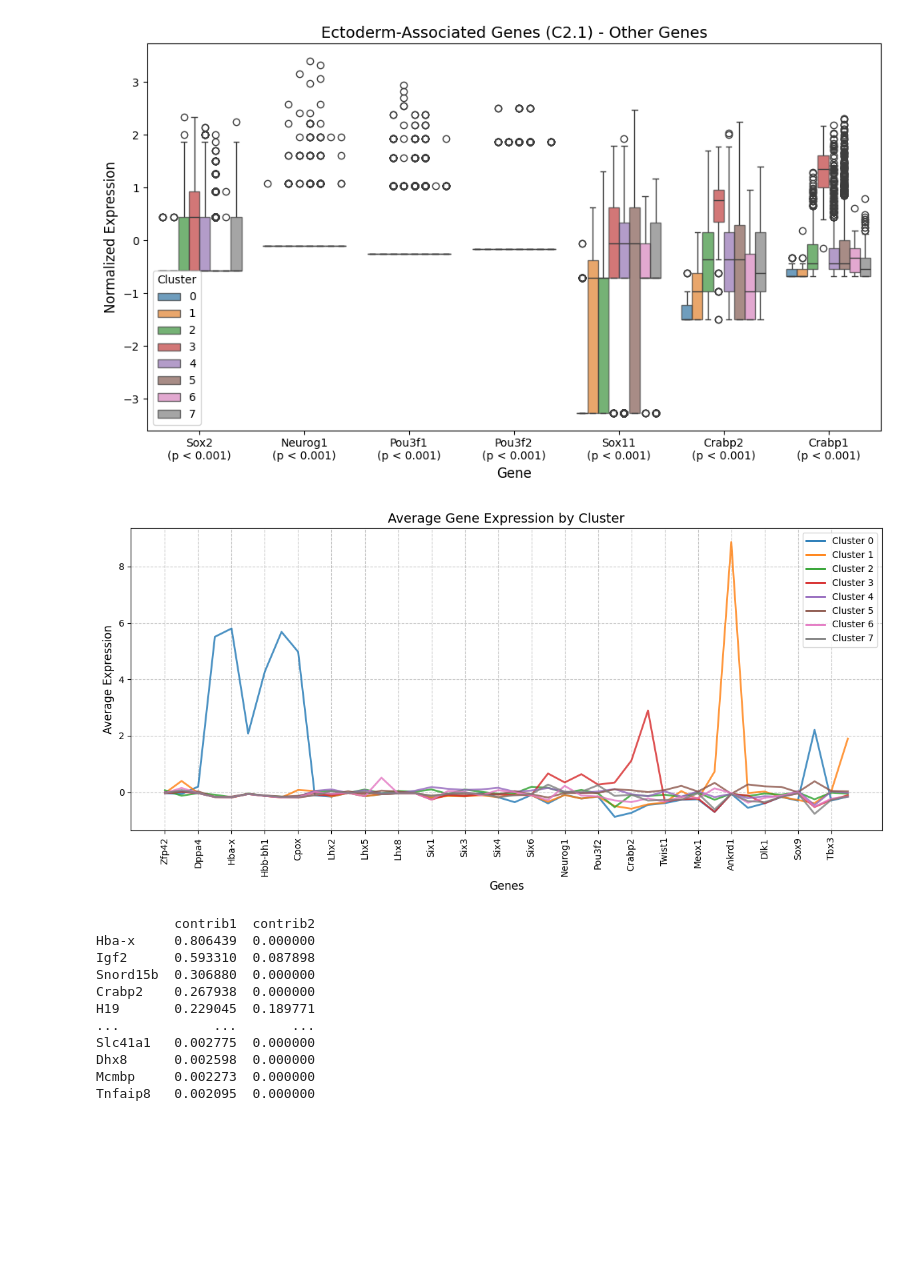
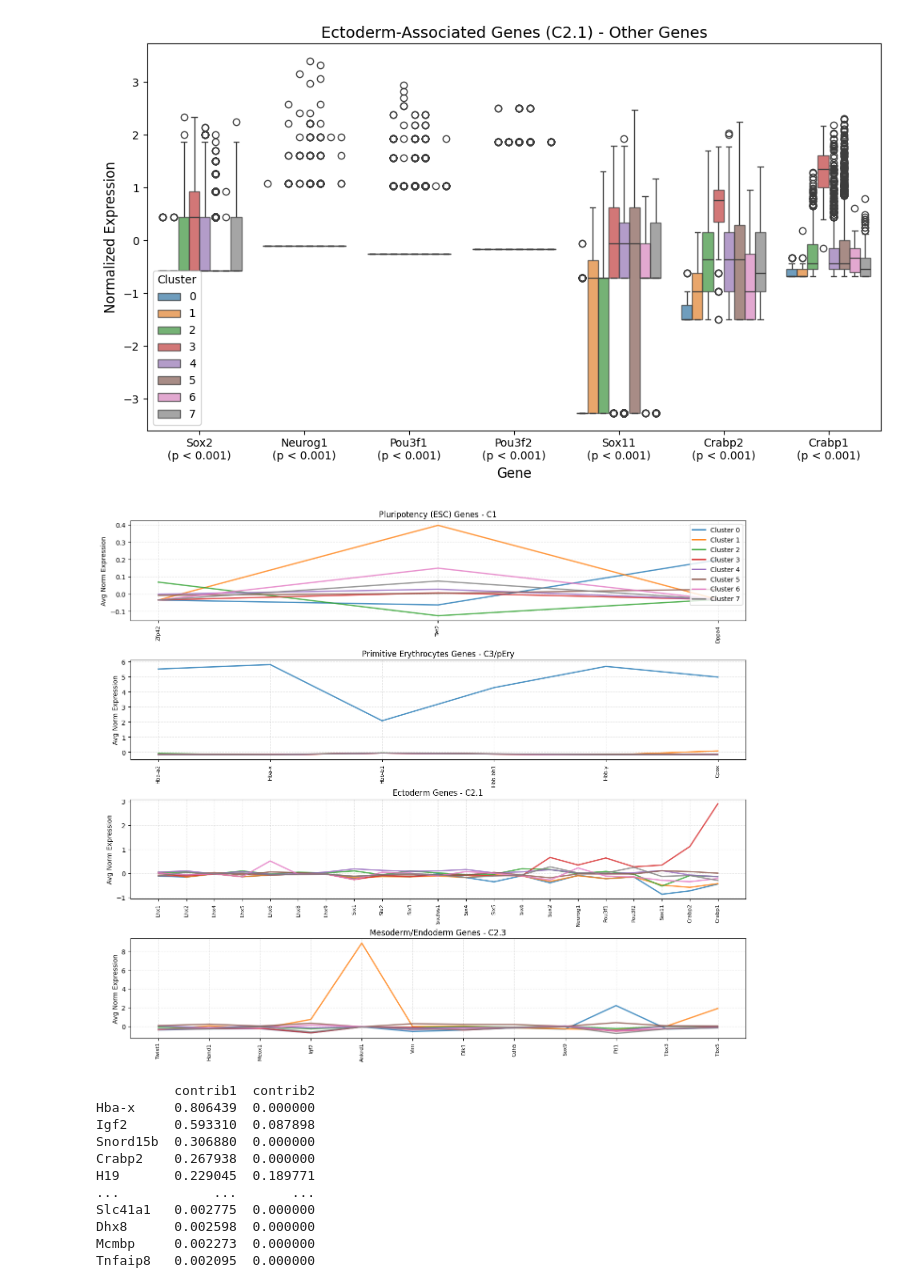
Before and after one commit to hirscheylab/umap_multiomics_integration, a Jupyter notebook: scripts/06_scHiC.ipynb, the cells around one changed output. Cells and saved outputs as stored; diff of their text form; code cells hidden in the pictures; blank space fills up the shorter version.

Commit message:
plot stacked signatures

```diff
--- a/scripts/06_scHiC.ipynb
+++ b/scripts/06_scHiC.ipynb
@@ -860,6 +863,10 @@ plot_cluster_signature(genes_to_plot=other_genes,
 # %% [output]
 [figure]
 # %%
+import pandas as pd
+
+aligned_rna_scaled = pd.read_csv("../data/scHiC/aligned_rna_scaled.csv")
+
 genes_signature = [
     # Pluripotency genes associated with ESC (C1)
     'Zfp42', 'Tet2', 'Dppa4',
@@ -873,81 +880,109 @@ genes_signature = [
     'Neurog1', 'Pou3f1', 'Pou3f2', 'Sox11', 'Crabp2', 'Crabp1',
 
     # Genes associated with mesoderm/endoderm (C2.3)
-    "Twist1", "Hand1", "Meox1", "Igf2", "Ankrd1", "Vim", "Dlk1", "Cdh5", "Sox9", "Ftl1", "Tbx3", "Tbx5"
+    'Twist1', 'Hand1', 'Meox1', 'Igf2', 'Ankrd1', 'Vim', 'Dlk1', 'Cdh5', 'Sox9', 'Ftl1', 'Tbx3', 'Tbx5'
 ]
 
 selected_df = aligned_rna_scaled.loc[:, ['gaudi_cluster'] + genes_signature]
 # %%
-def plot_cluster_gene_expression(df, cluster_col='gaudi_cluster'):
+def plot_stacked_genes_signature(df, cluster_col='gaudi_cluster', genes_signature=None):
     """
-    Plot average expression of genes across clusters.
+    Plot average expression of genes across clusters as line plots,
+    with separate subplots for each gene category stacked vertically.
 
     Parameters:
     df: DataFrame with genes as columns and cluster labels in one column
     cluster_col: Name of the column containing cluster labels
+    genes_signature: List of genes in the desired order, grouped by category
 
     Returns:
     Matplotlib figure
     """
     import matplotlib.pyplot as plt
     import numpy as np
     import pandas as pd
     from matplotlib.lines import Line2D
 
     # Remove noise cluster if present
     df = df[df[cluster_col] != -1]
 
     # Separate features from cluster labels
     X = df.drop(columns=[cluster_col])
     clusters = df[cluster_col].unique()
 
     # Calculate mean expression per cluster
     cluster_means = {}
     for cluster in sorted(clusters):
         cluster_data = X[df[cluster_col] == cluster]
         cluster_means[cluster] = cluster_data.mean()
 
-    # Create dataframe of means for plotting
     mean_df = pd.DataFrame(cluster_means).T
 
-    # Create plot
-    plt.figure(figsize=(12, 6))
+    # Filter categories to only include those with genes present in the dataframe
+    valid_categories = {}
+    for category, genes in genes_signature.items():
+        valid_genes = [gene for gene in genes if gene in X.columns]
+        if valid_genes:
+            valid_categories[category] = valid_genes
 
-    colors = plt.cm.tab10(np.arange(len(clusters)) % 10)
+    # Create figure with one subplot per category
+    n_categories = len(valid_categories)
+    fig, axes = plt.subplots(n_categories, 1, figsize=(14, 3*n_categories), sharex=False)
 
-    # Plot each cluster's gene expression profile
-    for i, (cluster, color) in enumerate(zip(sorted(clusters), colors)):
-        plt.plot(range(len(mean_df.columns)), mean_df.loc[cluster],
-                 color=color, alpha=0.8, linewidth=2)
+    # If only one category, convert axes to list for consistent indexing
+    if n_categories == 1:
+        axes = [axes]
 
-    # Add legend
-    legend_elements = [Line2D([0], [0], color=color, lw=2, label=f'Cluster {cluster}')
-                      for cluster, color in zip(sorted(clusters), colors)]
-    plt.legend(handles=legend_elements, loc='upper right')
+    cluster_colors = plt.cm.tab10(np.arange(len(clusters)) % 10)
 
-    # Customize plot
-    plt.title('Average Gene Expression by Cluster', fontsize=14)
-    plt.xlabel('Genes', fontsize=12)
-    plt.ylabel('Average Expression', fontsize=12)
-    plt.grid(True, linestyle='--', alpha=0.7)
+    # Plot each category separately
+    for i, (category, genes) in enumerate(valid_categories.items()):
+        ax = axes[i]
 
-    # Improve tick labels if number of genes is reasonable
-    gene_names = X.columns
-    if len(gene_names) <= 30:
-        plt.xticks(range(len(gene_names)), gene_names, rotation=90)
-    else:
-        # For many genes, show only a subset of tick labels
-        step = len(gene_names) // 20
-        tick_positions = range(0, len(gene_names), step)
-        tick_labels = [gene_names[i] for i in tick_positions]
-        plt.xticks(tick_positions, tick_labels, rotation=90)
+        # Extract data for this category's genes
+        category_df = mean_df[genes]
+
+        # Plot each cluster's gene expression for this category
+        for j, (cluster, color) in enumerate(zip(sorted(clusters), cluster_colors)):
+            ax.plot(range(len(category_df.columns)), category_df.loc[cluster],
+                    color=color, alpha=0.8, linewidth=2)
+
+        # Set title and labels
+        ax.set_title(f'{category}', fontsize=12)
+        ax.set_ylabel('Avg Norm Expression', fontsize=10)
+        ax.grid(True, linestyle='--', alpha=0.3)
+
+        # Add gene names as x-tick labels
+        ax.set_xticks(range(len(genes)))
+        ax.set_xticklabels(genes, rotation=90, fontsize=8)
+
+        # Only add cluster legend to the first subplot
+        if i == 0:
+            cluster_legend = [Line2D([0], [0], color=color, lw=2, label=f'Cluster {cluster}')
+                             for cluster, color in zip(sorted(clusters), cluster_colors)]
+            ax.legend(handles=cluster_legend, loc='upper right')
 
     plt.tight_layout()
-    plt.show()
+    plt.subplots_adjust(hspace=0.4)
 
-plot_cluster_gene_expression(selected_df)
+    return fig
+
+# Define gene categories
+gene_categories = {
+    'Pluripotency (ESC) Genes - C1': ['Zfp42', 'Tet2', 'Dppa4'],
+    'Primitive Erythrocytes Genes - C3/pEry': ['Hba-a2', 'Hba-x', 'Hbb-b1', 'Hbb-bh1', 'Hbb-y', 'Cpox'],
+    'Ectoderm Genes - C2.1': ['Lhx1', 'Lhx2', 'Lhx4', 'Lhx5', 'Lhx6', 'Lhx8', 'Lhx9',
+                 'Six1', 'Six2', 'Six3', 'Six3os1', 'Six4', 'Six5', 'Six6', 'Sox2',
+                 'Neurog1', 'Pou3f1', 'Pou3f2', 'Sox11', 'Crabp2', 'Crabp1'],
+    'Mesoderm/Endoderm Genes - C2.3': ['Twist1', 'Hand1', 'Meox1', 'Igf2', 'Ankrd1', 'Vim', 'Dlk1',
+                                       'Cdh5', 'Sox9', 'Ftl1', 'Tbx3', 'Tbx5']
+}
+
+fig = plot_stacked_genes_signature(selected_df, cluster_col='gaudi_cluster', genes_signature=gene_categories)
+plt.savefig('../results_scHiC/gene_categories.png', dpi=300, bbox_inches='tight')
+plt.show()
 # %% [output]
-[figure, old version]
+[figure, new version]
 # %%
 # Enrichment analysis of genes associated with X-axis
 
```
Also changed, not shown: parts of 1 cell of this notebook, 1 other file.
